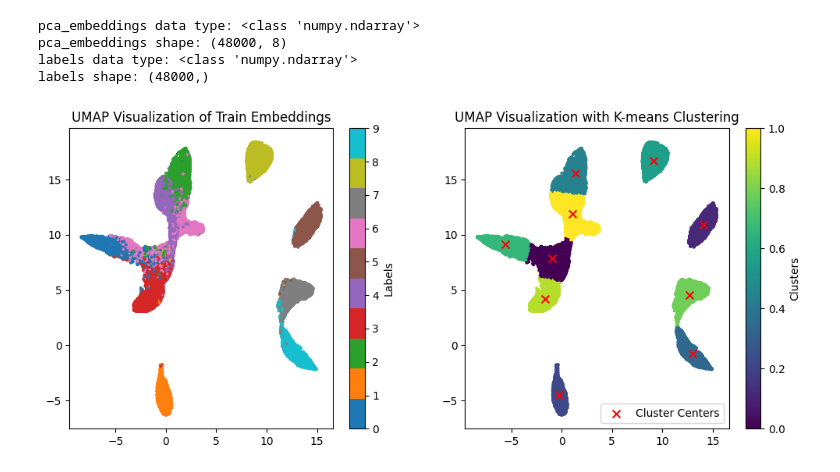
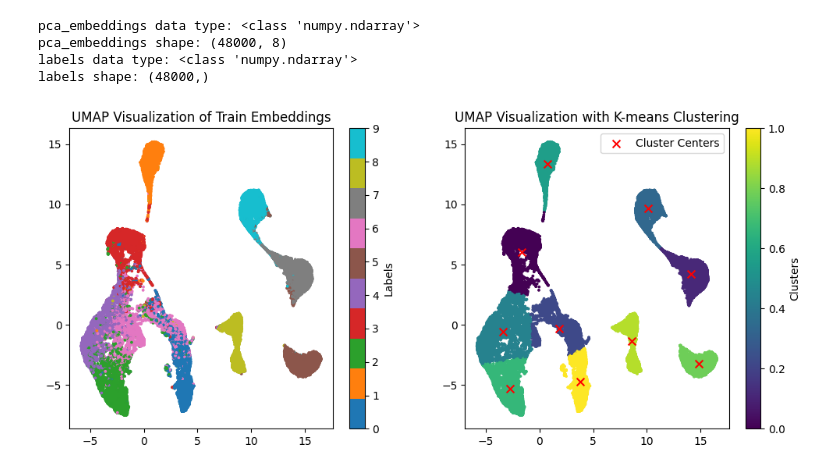
Before and after one commit to JD-Radadiya/ECEN_758_Project_Group_17, a Jupyter notebook: ECEN_758_Project.ipynb, the cells around one changed output. Saved outputs shown, nothing was run; the diff lists cells and outputs as text; code cells hidden in the pictures.

```diff
--- a/ECEN_758_Project.ipynb
+++ b/ECEN_758_Project.ipynb
@@ -257,7 +258,7 @@ def train_model(model, criterion, optimizer, train_loader, valid_loader, num_epo
 
     return train_losses, valid_losses, train_accuracies, valid_accuracies
 # %%
-model_path = "best_model_state.pth"
+model_path = "model/best_model_state.pth"
 
 try:
     best_model.load_state_dict(torch.load(model_path))
@@ -383,35 +441,35 @@ import umap.umap_ as umap
 # Function to apply UMAP, visualize embeddings, and perform k-means clustering
 def visualize_umap_with_clustering(embeddings, labels, num_clusters):
     # Apply UMAP for dimensionality reduction
-    umap_result = umap.UMAP(n_components=2, n_neighbors=30, min_dist=0.0, metric='euclidean').fit_transform(embeddings)
+    umap_result = umap.UMAP(n_components=2, n_neighbors=10, min_dist=0.0, metric='cosine').fit_transform(embeddings)
 
     # Plot UMAP embeddings
     plt.figure(figsize=(12, 5))
     plt.subplot(1, 2, 1)
     plt.scatter(umap_result[:, 0], umap_result[:, 1], c=labels, cmap='tab10', s=3)
     plt.title('UMAP Visualization of Train Embeddings')
     plt.colorbar(label='Labels')
 #     output_path = os.path.join(output_dir, 'UMAP Visualization of Train Embeddings Image.png')
 #     plt.savefig(output_path)
 
     # Apply k-means clustering
     kmeans = KMeans(n_clusters=num_clusters)
     cluster_labels = kmeans.fit_predict(umap_result)
     cluster_centers = kmeans.cluster_centers_  # Get cluster centers
 
     # Plot UMAP embeddings with cluster assignments and cluster centers
     plt.subplot(1, 2, 2)
     plt.scatter(umap_result[:, 0], umap_result[:, 1], c=cluster_labels, cmap='viridis', s=3)
     plt.scatter(cluster_centers[:, 0], cluster_centers[:, 1], c='red', marker='x', s=50, label='Cluster Centers')
     plt.title('UMAP Visualization with K-means Clustering')
     plt.colorbar(label='Clusters')
     plt.legend()
 #     output_path = os.path.join(output_dir, 'UMAP Visualization with K-means Clustering Image.png')
 #     plt.savefig(output_path)
     plt.show()
 
 # Assuming you have your embeddings stored in pca_embeddings and labels in train_labels_np
 # Also, assuming the number of clusters is 10
 visualize_umap_with_clustering(pca_embeddings, train_labels_np, num_clusters=10)
 # %% [output]
-[figure, old version]
+[figure, new version]
```
Also changed, not shown: parts of 6 cells of this notebook.
